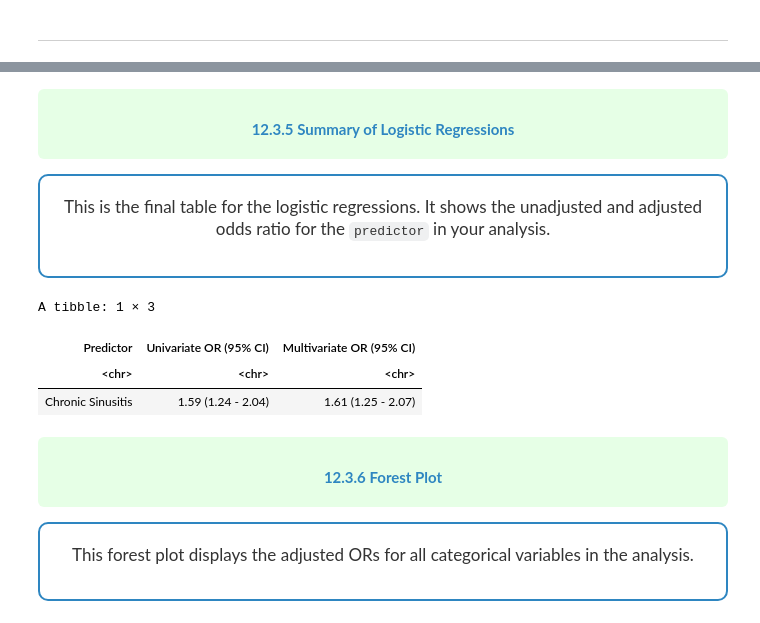
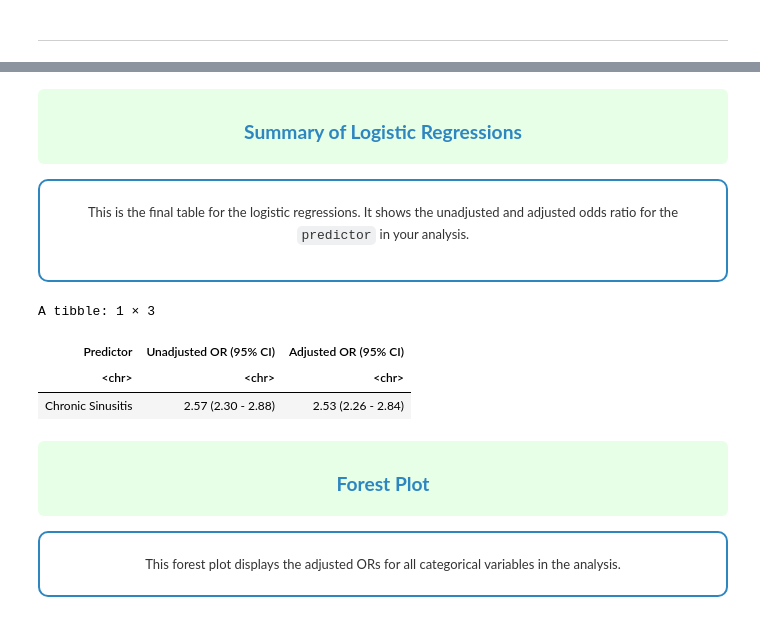
Before and after one commit to AlexisCenname/HSLSCodeTemplates, a Jupyter notebook: R-Association-SyntheticData.ipynb, the cells around one changed output, grey strips where cells are left out. Drawn from its saved outputs; the diff is of its cells as text; code cells hidden in the pictures.

```diff
--- a/R-Association-SyntheticData.ipynb
+++ b/R-Association-SyntheticData.ipynb
@@ -1142,11 +1037,11 @@ A tibble: 11 × 4
 # %% [markdown]
 <div style="text-align: center; margin-bottom: 15px; background-color: #E6FFE6; padding: 6px; border-radius: 6px;">
-<a id='subsection_12_3_5'></a>
-<h4 style="color: #2E86C1; font-weight: bold;">12.3.5 Summary of Logistic Regressions</h4>
+<a id='section_12_2_3'></a>
+<h3 style="color: #2E86C1; font-weight: bold;">Summary of Logistic Regressions</h3>
 </div>
 
 <div style="border: 2px solid #2E86C1; padding: 20px; border-radius: 10px; margin: 20px 0; box-shadow: 0 4px 8px rgba(0,0,0,0.1);">
-<div style="font-size: 17px; text-align: center; width: 80%; margin: 20px auto; line-height: 1.6; color: #333;">
+<div style="font-size: 13px; text-align: center; width: 80%; margin: 20px auto; line-height: 1.6; color: #333;">
 
 This is the final table for the logistic regressions. It shows the unadjusted and adjusted odds ratio for the `predictor` in your analysis.
 
@@ -1155,23 +1050,22 @@ This is the final table for the logistic regressions. It shows the unadjusted an
 # %%
 tibble(
   'Predictor' = condition_2_name,
-  'Univariate OR (95% CI)' = sprintf("%.2f (%.2f - %.2f)", unadj_or[2], unadj_ci[2, 1], unadj_ci[2, 2]),
-  'Multivariate OR (95% CI)' = sprintf("%.2f (%.2f - %.2f)", adj_or[2], adj_ci[2, 1], adj_ci[2, 2]),
+  'Unadjusted OR (95% CI)' = sprintf("%.2f (%.2f - %.2f)", unadj_or[2], unadj_ci[2, 1], unadj_ci[2, 2]),
+  'Adjusted OR (95% CI)' = sprintf("%.2f (%.2f - %.2f)", adj_or[2], adj_ci[2, 1], adj_ci[2, 2]),
 )
 # %% [output]
 A tibble: 1 × 3
-| Predictor | Univariate OR (95% CI) | Multivariate OR (95% CI) |
+| Predictor | Unadjusted OR (95% CI) | Adjusted OR (95% CI) |
 | <chr> | <chr> | <chr> |
-| Chronic Sinusitis | 1.59 (1.24 - 2.04) | 1.61 (1.25 - 2.07) |
+| Chronic Sinusitis | 2.57 (2.30 - 2.88) | 2.53 (2.26 - 2.84) |
 # %% [markdown]
 <div style="text-align: center; margin-bottom: 15px; background-color: #E6FFE6; padding: 6px; border-radius: 6px;">
-<a id='subsection_12_3_6'></a>
-<h4 style="color: #2E86C1; font-weight: bold;">12.3.6 Forest Plot</h4>
+<a id='section_12_2_4'></a>
+<h3 style="color: #2E86C1; font-weight: bold;">Forest Plot</h3>
 </div>
 
 <div style="border: 2px solid #2E86C1; padding: 20px; border-radius: 10px; margin: 20px 0; box-shadow: 0 4px 8px rgba(0,0,0,0.1);">
-<div style="font-size: 17px; text-align: center; width: 80%; margin: 20px auto; line-height: 1.6; color: #333;">
-
+<div style="font-size: 13px; text-align: center; width: 80%; margin: 20px auto; line-height: 1.6; color: #333;">
 This forest plot displays the adjusted ORs for all categorical variables in the analysis.
 
 </div>
```
Also changed, not shown: parts of 69 cells of this notebook.
